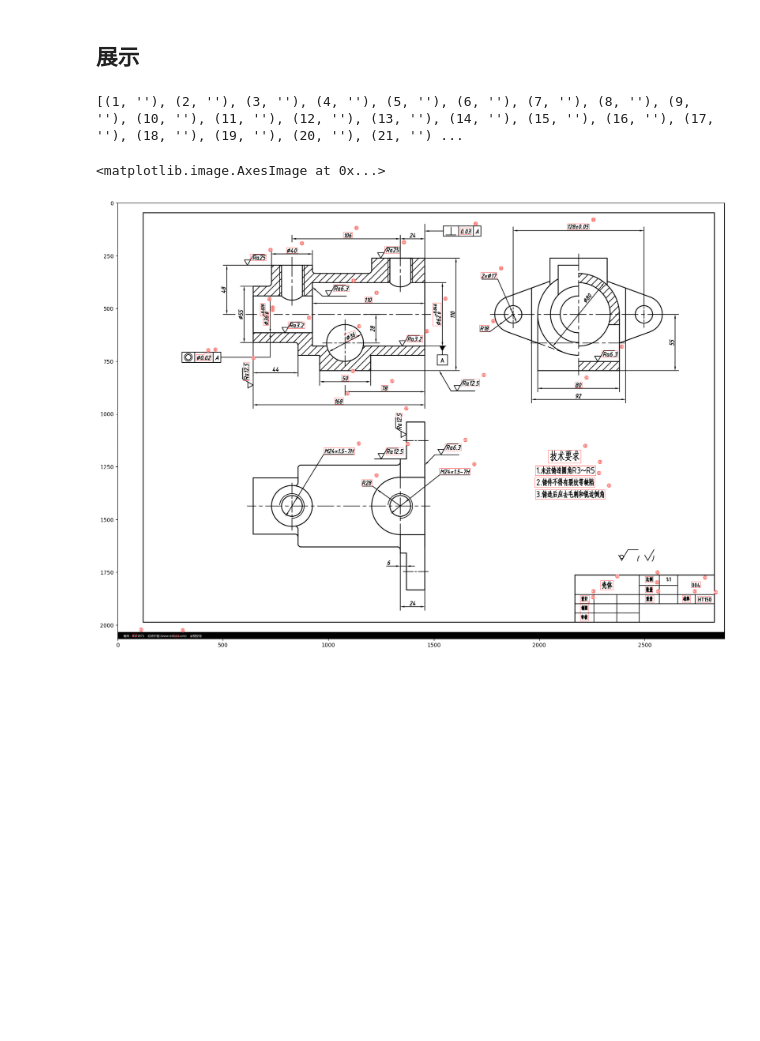
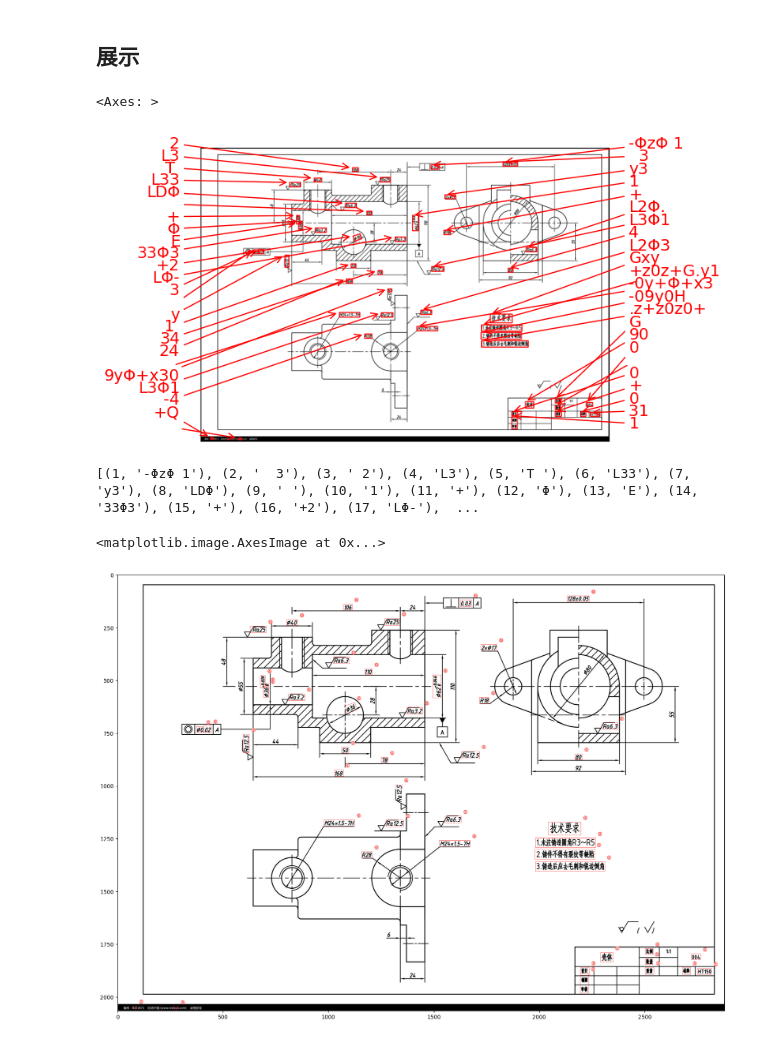
Before and after one commit to ywu2014/keras-ocr, a Jupyter notebook: validate/validate.ipynb, the cells around one changed output. Cells and saved outputs as stored; diff of their text form; code cells hidden in the pictures; blank space fills up the shorter version.

```diff
--- a/validate/validate.ipynb
+++ b/validate/validate.ipynb
@@ -15,7 +15,7 @@ out_dir = "./out"
 # %%
 weights_dir = '/Users/ywu/develop/projects/boze/AI/keras-ocr/train/'
 # weights_file_name = 'recognizer_borndigital.h5'
-weights_file_name = 'recognizer_2025-03-18T17:18:21.883252.h5'
+weights_file_name = 'recognizer_2025-03-19T11:09:46.402600.h5'
 
 alphabet = string.digits + string.ascii_letters + '+-×±Φφ. '
 recognizer_alphabet = ''.join(sorted(set(alphabet)))
@@ -58,6 +58,13 @@ Bounding_boxes = df["Bounding_Boxes"].values
 # %% [markdown]
 ## 展示
+# %%
+# 画标注
+keras_ocr.tools.drawAnnotations(image=img, predictions=results[0])
+# %% [output]
+<Axes: >
+[figure, added]
 # %%
+# 画气泡图
 plt.figure(figsize = (20,20))
 
 # 画框
@@ -68,7 +75,7 @@ Text = df["Text"].values
 test_seq = draw_sequence(Text, Bounding_boxes, canvas)
 
 canvas_save = cv2.cvtColor(canvas, cv2.COLOR_BGR2RGB)
-cv2.imwrite(f'{out_dir}/feature1_result2.png', canvas_save)
+cv2.imwrite(f'{out_dir}/feature1_result3.png', canvas_save)
 
 print(test_seq)
 
@@ -76,6 +83,6 @@ plt.imshow(canvas)
 
 # plt.show()
 # %% [output]
-[(1, ''), (2, ''), (3, ''), (4, ''), (5, ''), (6, ''), (7, ''), (8, ''), (9, ''), (10, ''), (11, ''), (12, ''), (13, ''), (14, ''), (15, ''), (16, ''), (17, ''), (18, ''), (19, ''), (20, ''), (21, '') ...
+[(1, '-ΦzΦ 1'), (2, '  3'), (3, ' 2'), (4, 'L3'), (5, 'T '), (6, 'L33'), (7, 'y3'), (8, 'LDΦ'), (9, ' '), (10, '1'), (11, '+'), (12, 'Φ'), (13, 'E'), (14, '33Φ3'), (15, '+'), (16, '+2'), (17, 'LΦ-'),  ...
 <matplotlib.image.AxesImage at 0x...>
 [figure]
```
Also changed, not shown: parts of 2 cells of this notebook, 2 other files.
